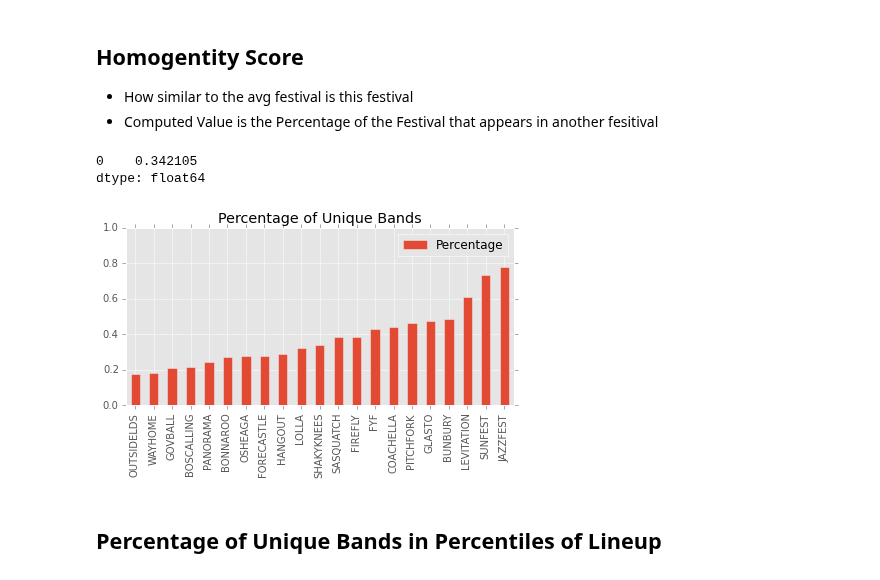
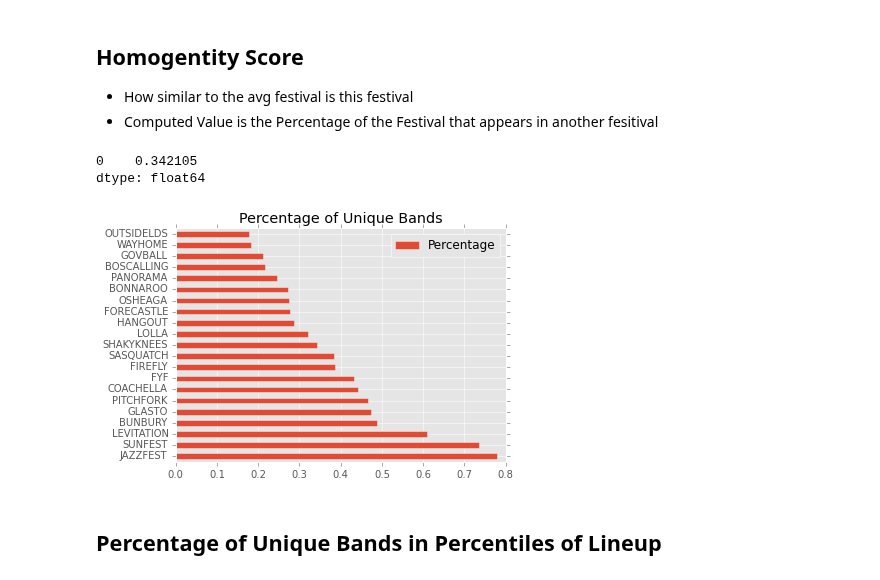
Before and after one commit to hunterowens/hunterowens.github.io, a Jupyter notebook: notebooks/new_power_ranks.ipynb, the cells around one changed output. Saved outputs shown, nothing was run; the diff lists cells and outputs as text; code cells hidden in the pictures.

```diff
--- a/notebooks/new_power_ranks.ipynb
+++ b/notebooks/new_power_ranks.ipynb
@@ -40,16 +40,16 @@ for column in df.columns.get_values():
 # %%
 percentage_fest_df = pd.DataFrame.from_dict(d, orient='Index')
 print(percentage_fest_df.median())
 percentage_fest_df.columns = ['Percentage']
-ax = percentage_fest_df.sort_values(by='Percentage').plot(kind='Bar',
-                                                     title="Percentage of Unique Bands",
-                                                     ylim=(0,1))
+ax = percentage_fest_df.sort_values(by='Percentage', ascending=False).plot(kind='barh',
+                                                     title="Percentage of Unique Bands"
+                                                     )
 plt.tight_layout()
 ax.get_figure().savefig('./festival_extras/percentage_unique.svg', format='svg')
 # %% [output]
 0    0.342105
 dtype: float64
-[figure, old version]
+[figure, new version]
 # %% [markdown]
 ## Percentage of Unique Bands in Percentiles of Lineup
 # %%
```
Also changed, not shown: parts of 6 cells of this notebook, 7 other files.
